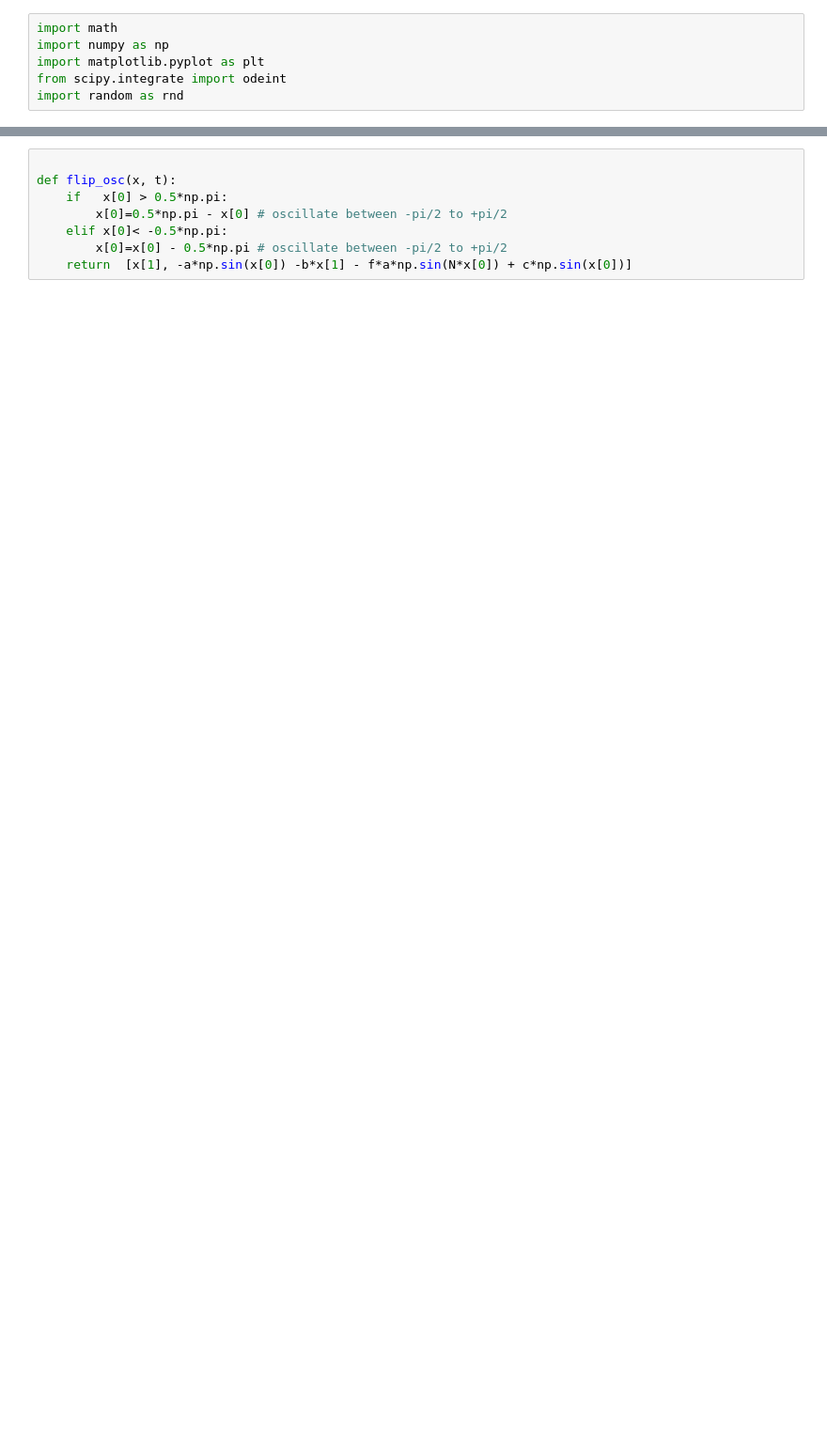
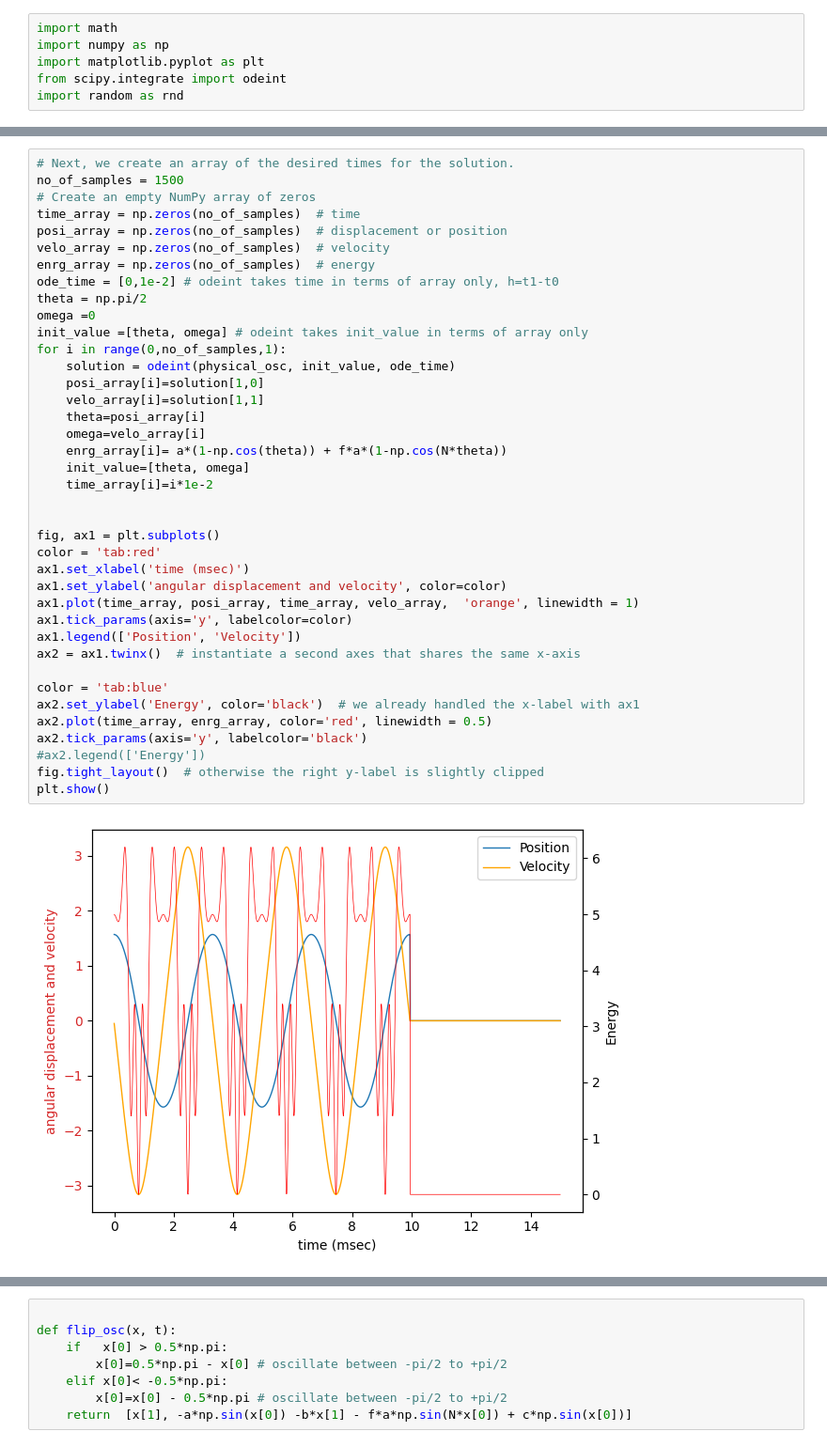
Before and after one commit to ShounakDas101/multibody, a Jupyter notebook: IEEE_Cognition.ipynb, the cells around one changed output, grey strips where cells are left out. Shown: that part at 94% size. Saved outputs shown, nothing was run; the diff lists cells and outputs as text; blank space fills up the shorter version.

```diff
--- a/IEEE_Cognition.ipynb
+++ b/IEEE_Cognition.ipynb
@@ -32,0 +56,41 @@ def coupled_osc(x, t):
+# %%
+# Next, we create an array of the desired times for the solution.
+no_of_samples = 1500
+# Create an empty NumPy array of zeros
+time_array = np.zeros(no_of_samples)  # time
+posi_array = np.zeros(no_of_samples)  # displacement or position
+velo_array = np.zeros(no_of_samples)  # velocity
+enrg_array = np.zeros(no_of_samples)  # energy
+ode_time = [0,1e-2] # odeint takes time in terms of array only, h=t1-t0
+theta = np.pi/2
+omega =0
+init_value =[theta, omega] # odeint takes init_value in terms of array only
+for i in range(0,no_of_samples,1):
+    solution = odeint(physical_osc, init_value, ode_time)
+    posi_array[i]=solution[1,0]
+    velo_array[i]=solution[1,1]
+    theta=posi_array[i]
+    omega=velo_array[i]
+    enrg_array[i]= a*(1-np.cos(theta)) + f*a*(1-np.cos(N*theta))
+    init_value=[theta, omega]
+    time_array[i]=i*1e-2
+
+
+fig, ax1 = plt.subplots()
+color = 'tab:red'
+ax1.set_xlabel('time (msec)')
+ax1.set_ylabel('angular displacement and velocity', color=color)
+ax1.plot(time_array, posi_array, time_array, velo_array,  'orange', linewidth = 1)
+ax1.tick_params(axis='y', labelcolor=color)
+ax1.legend(['Position', 'Velocity'])
+ax2 = ax1.twinx()  # instantiate a second axes that shares the same x-axis
+
+color = 'tab:blue'
+ax2.set_ylabel('Energy', color='black')  # we already handled the x-label with ax1
+ax2.plot(time_array, enrg_array, color='red', linewidth = 0.5)
+ax2.tick_params(axis='y', labelcolor='black')
+#ax2.legend(['Energy'])
+fig.tight_layout()  # otherwise the right y-label is slightly clipped
+plt.show()
+# %% [output]
+[figure, added]
```
Also changed, not shown: parts of 17 cells of this notebook.
